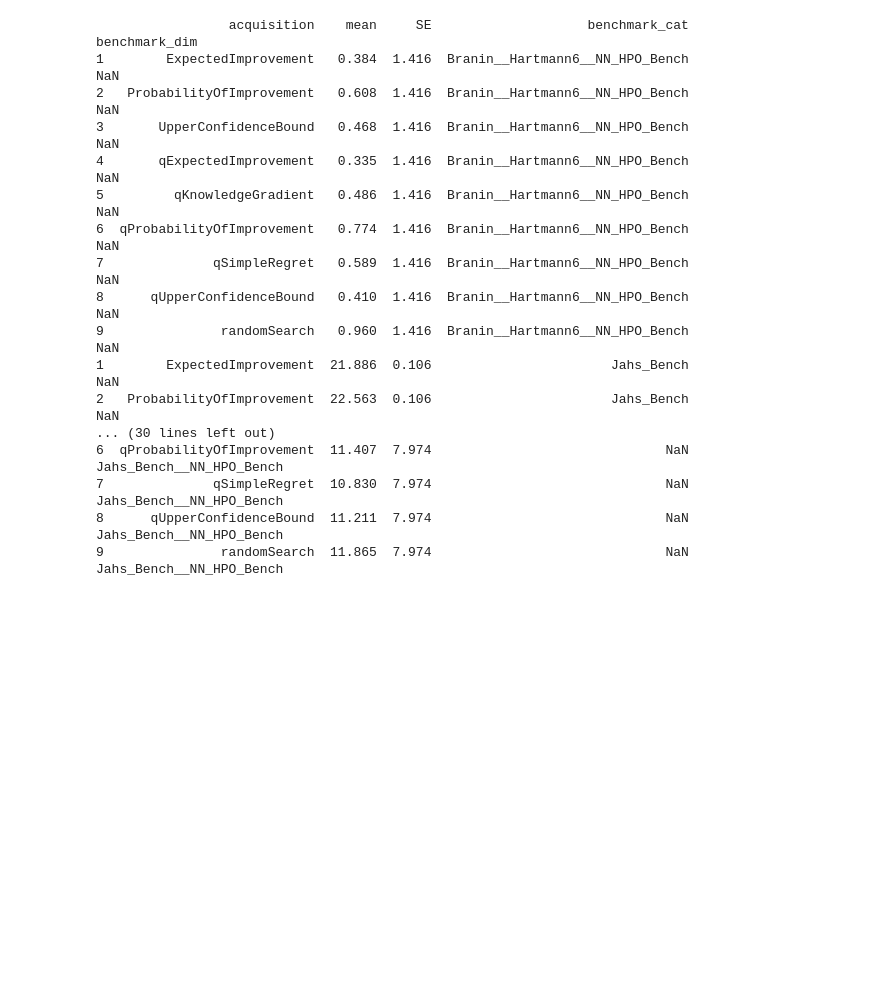
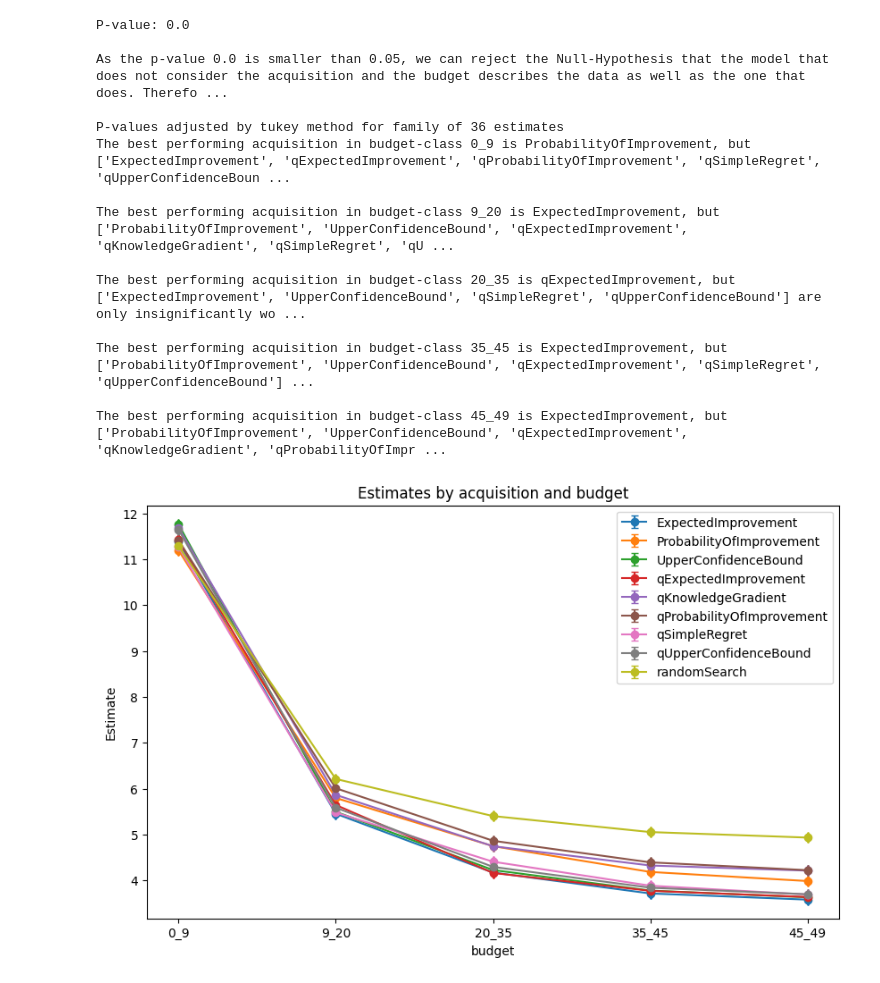
Before and after one commit to automl-private/significance_analysis, a Jupyter notebook: significance_analysis_example/example_analysis.ipynb, the cells around one changed output. Cells and saved outputs as stored; diff of their text form; code cells hidden in the pictures; blank space fills up the shorter version.

```diff
--- a/significance_analysis_example/example_analysis.ipynb
+++ b/significance_analysis_example/example_analysis.ipynb
@@ -116,32 +47,29 @@ dimensional_means=conduct_analysis(data3,metric,system_id,input_id,show_plots=Fa
-# %%
-assert isinstance(categorical_means,dict)
-training_set=pd.DataFrame(columns=["acquisition","mean","SE"])
-for category in range(len(categorical_means.keys())):
-    category_dataset=pd.DataFrame()
-    category_dataset[["acquisition","mean","SE"]]=categorical_means[list(categorical_means.keys())[category]][1].loc[:,["acquisition","Estimate","SE"]]
-    category_dataset["benchmark_cat"]=list(categorical_means.keys())[category]
-    training_set=pd.concat([training_set,category_dataset])
-for category in range(len(dimensional_means.keys())):
-    category_dataset=pd.DataFrame()
-    category_dataset[["acquisition","mean","SE"]]=dimensional_means[list(dimensional_means.keys())[category]][1].loc[:,["acquisition","Estimate","SE"]]
-    category_dataset["benchmark_dim"]=list(dimensional_means.keys())[category]
-    training_set=pd.concat([training_set,category_dataset])
-print(training_set)
-# %% [output]
-                 acquisition    mean     SE                    benchmark_cat             benchmark_dim
-1        ExpectedImprovement   0.384  1.416  Branin__Hartmann6__NN_HPO_Bench                       NaN
-2   ProbabilityOfImprovement   0.608  1.416  Branin__Hartmann6__NN_HPO_Bench                       NaN
-3       UpperConfidenceBound   0.468  1.416  Branin__Hartmann6__NN_HPO_Bench                       NaN
-4       qExpectedImprovement   0.335  1.416  Branin__Hartmann6__NN_HPO_Bench                       NaN
-5         qKnowledgeGradient   0.486  1.416  Branin__Hartmann6__NN_HPO_Bench                       NaN
-6  qProbabilityOfImprovement   0.774  1.416  Branin__Hartmann6__NN_HPO_Bench                       NaN
-7              qSimpleRegret   0.589  1.416  Branin__Hartmann6__NN_HPO_Bench                       NaN
-8      qUpperConfidenceBound   0.410  1.416  Branin__Hartmann6__NN_HPO_Bench                       NaN
-9               randomSearch   0.960  1.416  Branin__Hartmann6__NN_HPO_Bench                       NaN
-1        ExpectedImprovement  21.886  0.106                       Jahs_Bench                       NaN
-2   ProbabilityOfImprovement  22.563  0.106                       Jahs_Bench                       NaN
-... (30 lines left out)
-6  qProbabilityOfImprovement  11.407  7.974                              NaN  Jahs_Bench__NN_HPO_Bench
-7              qSimpleRegret  10.830  7.974                              NaN  Jahs_Bench__NN_HPO_Bench
-8      qUpperConfidenceBound  11.211  7.974                              NaN  Jahs_Bench__NN_HPO_Bench
-9               randomSearch  11.865  7.974                              NaN  Jahs_Bench__NN_HPO_Bench
+# %%
+# Second Analysis: Analyse performance of acquisition functions over all benchmarks binned by trainingrounds,
+# i.e. performance in the first 8, the next 12, the next 15, the next 10 and the final 5 rounds.
+# Does not print the results, only shows plots.
+conduct_analysis(
+    data,
+    "mean",
+    "acquisition",
+    "benchmark",
+    bin_id="budget",
+    bins=[9, 20, 35, 45],
+    summarize=False,
+)
+# %% [output]
+P-value: 0.0
+
+As the p-value 0.0 is smaller than 0.05, we can reject the Null-Hypothesis that the model that does not consider the acquisition and the budget describes the data as well as the one that does. Therefo ...
+
+P-values adjusted by tukey method for family of 36 estimates
+The best performing acquisition in budget-class 0_9 is ProbabilityOfImprovement, but ['ExpectedImprovement', 'qExpectedImprovement', 'qProbabilityOfImprovement', 'qSimpleRegret', 'qUpperConfidenceBoun ...
+
+The best performing acquisition in budget-class 9_20 is ExpectedImprovement, but ['ProbabilityOfImprovement', 'UpperConfidenceBound', 'qExpectedImprovement', 'qKnowledgeGradient', 'qSimpleRegret', 'qU ...
+
+The best performing acquisition in budget-class 20_35 is qExpectedImprovement, but ['ExpectedImprovement', 'UpperConfidenceBound', 'qSimpleRegret', 'qUpperConfidenceBound'] are only insignificantly wo ...
+
+The best performing acquisition in budget-class 35_45 is ExpectedImprovement, but ['ProbabilityOfImprovement', 'UpperConfidenceBound', 'qExpectedImprovement', 'qSimpleRegret', 'qUpperConfidenceBound'] ...
+
+The best performing acquisition in budget-class 45_49 is ExpectedImprovement, but ['ProbabilityOfImprovement', 'UpperConfidenceBound', 'qExpectedImprovement', 'qKnowledgeGradient', 'qProbabilityOfImpr ...
+[figure, added]
```
Also changed, not shown: parts of 9 cells of this notebook.
